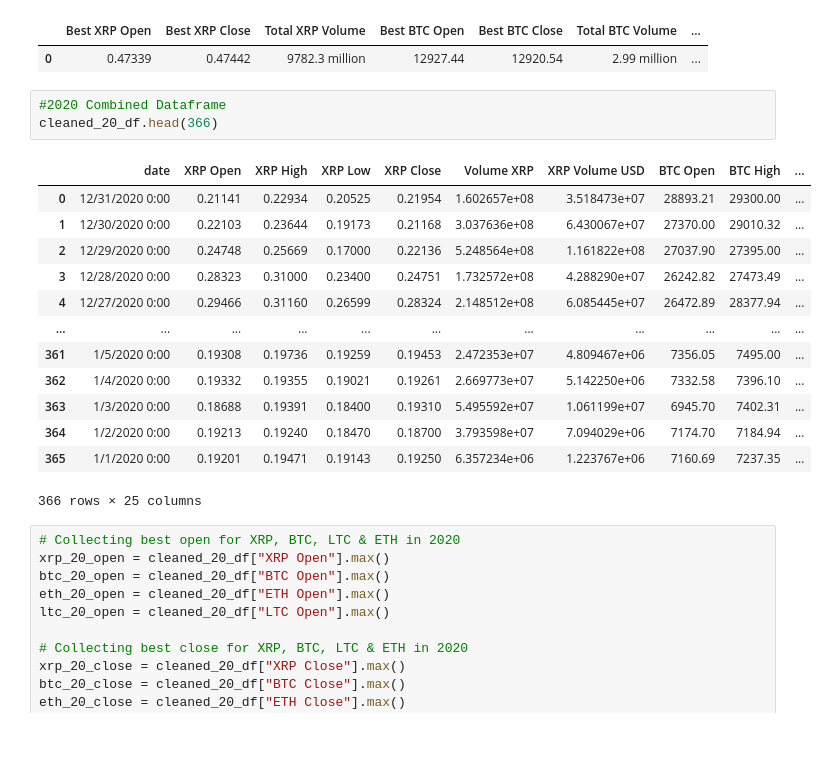
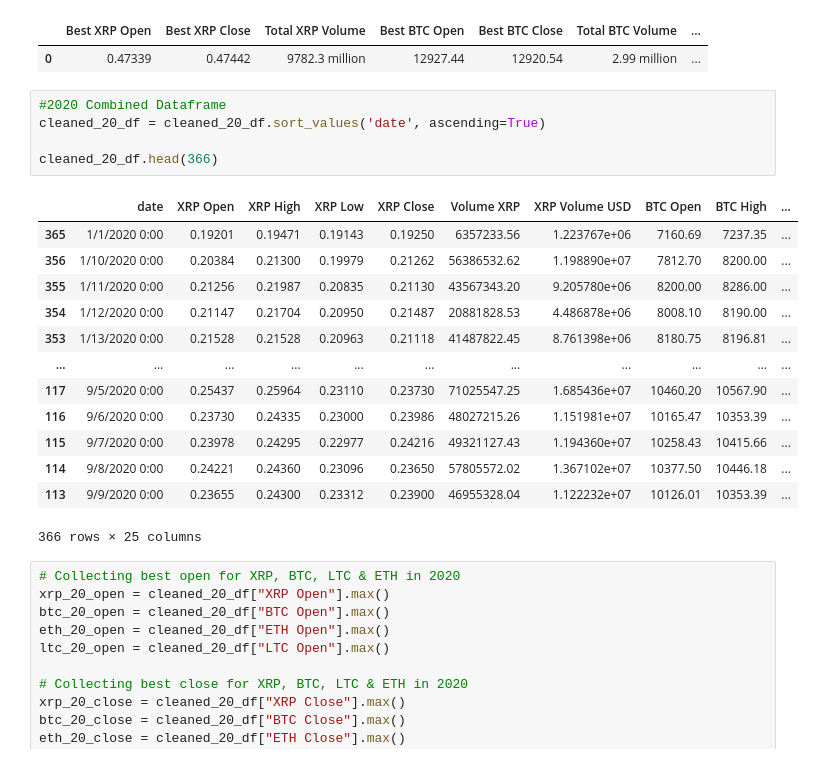
Before and after one commit to reiderwin/mustache-list-sequence, a Jupyter notebook: project 1 crypto.ipynb, the cells around one changed output. Cells and saved outputs as stored; diff of their text form.

```diff
--- a/project 1 crypto.ipynb
+++ b/project 1 crypto.ipynb
@@ -856,20 +860,22 @@ summary_19_df
 | 0 | 0.47339 | 0.47442 | 9782.3 million | 12927.44 | 12920.54 | 2.99 million | ... |
 # %%
 #2020 Combined Dataframe
+cleaned_20_df = cleaned_20_df.sort_values('date', ascending=True)
+
 cleaned_20_df.head(366)
 # %% [output]
 |  | date | XRP Open | XRP High | XRP Low | XRP Close | Volume XRP | XRP Volume USD | BTC Open | BTC High | ... |
-| 0 | 12/31/2020 0:00 | 0.21141 | 0.22934 | 0.20525 | 0.21954 | 1.602657e+08 | 3.518473e+07 | 28893.21 | 29300.00 | ... |
-| 1 | 12/30/2020 0:00 | 0.22103 | 0.23644 | 0.19173 | 0.21168 | 3.037636e+08 | 6.430067e+07 | 27370.00 | 29010.32 | ... |
-| 2 | 12/29/2020 0:00 | 0.24748 | 0.25669 | 0.17000 | 0.22136 | 5.248564e+08 | 1.161822e+08 | 27037.90 | 27395.00 | ... |
-| 3 | 12/28/2020 0:00 | 0.28323 | 0.31000 | 0.23400 | 0.24751 | 1.732572e+08 | 4.288290e+07 | 26242.82 | 27473.49 | ... |
-| 4 | 12/27/2020 0:00 | 0.29466 | 0.31160 | 0.26599 | 0.28324 | 2.148512e+08 | 6.085445e+07 | 26472.89 | 28377.94 | ... |
+| 365 | 1/1/2020 0:00 | 0.19201 | 0.19471 | 0.19143 | 0.19250 | 6357233.56 | 1.223767e+06 | 7160.69 | 7237.35 | ... |
+| 356 | 1/10/2020 0:00 | 0.20384 | 0.21300 | 0.19979 | 0.21262 | 56386532.62 | 1.198890e+07 | 7812.70 | 8200.00 | ... |
+| 355 | 1/11/2020 0:00 | 0.21256 | 0.21987 | 0.20835 | 0.21130 | 43567343.20 | 9.205780e+06 | 8200.00 | 8286.00 | ... |
+| 354 | 1/12/2020 0:00 | 0.21147 | 0.21704 | 0.20950 | 0.21487 | 20881828.53 | 4.486878e+06 | 8008.10 | 8190.00 | ... |
+| 353 | 1/13/2020 0:00 | 0.21528 | 0.21528 | 0.20963 | 0.21118 | 41487822.45 | 8.761398e+06 | 8180.75 | 8196.81 | ... |
 | ... | ... | ... | ... | ... | ... | ... | ... | ... | ... | ... |
-| 361 | 1/5/2020 0:00 | 0.19308 | 0.19736 | 0.19259 | 0.19453 | 2.472353e+07 | 4.809467e+06 | 7356.05 | 7495.00 | ... |
-| 362 | 1/4/2020 0:00 | 0.19332 | 0.19355 | 0.19021 | 0.19261 | 2.669773e+07 | 5.142250e+06 | 7332.58 | 7396.10 | ... |
-| 363 | 1/3/2020 0:00 | 0.18688 | 0.19391 | 0.18400 | 0.19310 | 5.495592e+07 | 1.061199e+07 | 6945.70 | 7402.31 | ... |
-| 364 | 1/2/2020 0:00 | 0.19213 | 0.19240 | 0.18470 | 0.18700 | 3.793598e+07 | 7.094029e+06 | 7174.70 | 7184.94 | ... |
-| 365 | 1/1/2020 0:00 | 0.19201 | 0.19471 | 0.19143 | 0.19250 | 6.357234e+06 | 1.223767e+06 | 7160.69 | 7237.35 | ... |
+| 117 | 9/5/2020 0:00 | 0.25437 | 0.25964 | 0.23110 | 0.23730 | 71025547.25 | 1.685436e+07 | 10460.20 | 10567.90 | ... |
+| 116 | 9/6/2020 0:00 | 0.23730 | 0.24335 | 0.23000 | 0.23986 | 48027215.26 | 1.151981e+07 | 10165.47 | 10353.39 | ... |
+| 115 | 9/7/2020 0:00 | 0.23978 | 0.24295 | 0.22977 | 0.24216 | 49321127.43 | 1.194360e+07 | 10258.43 | 10415.66 | ... |
+| 114 | 9/8/2020 0:00 | 0.24221 | 0.24360 | 0.23096 | 0.23650 | 57805572.02 | 1.367102e+07 | 10377.50 | 10446.18 | ... |
+| 113 | 9/9/2020 0:00 | 0.23655 | 0.24300 | 0.23312 | 0.23900 | 46955328.04 | 1.122232e+07 | 10126.01 | 10353.39 | ... |
 366 rows × 25 columns
 # %%
 # Collecting best open for XRP, BTC, LTC & ETH in 2020
```
Also changed, not shown: parts of 18 cells of this notebook, 9 other files.
